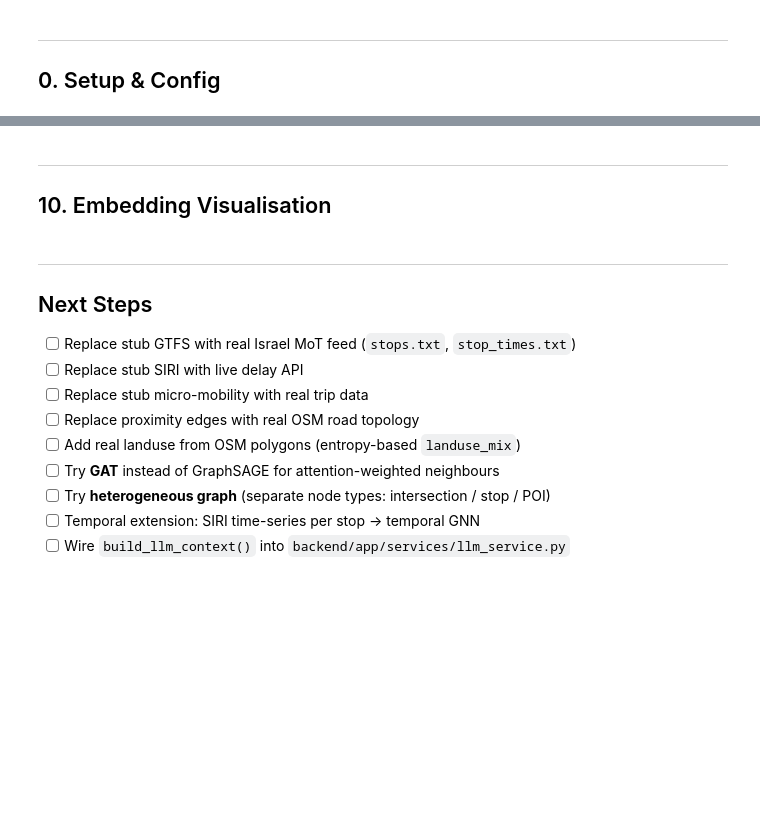
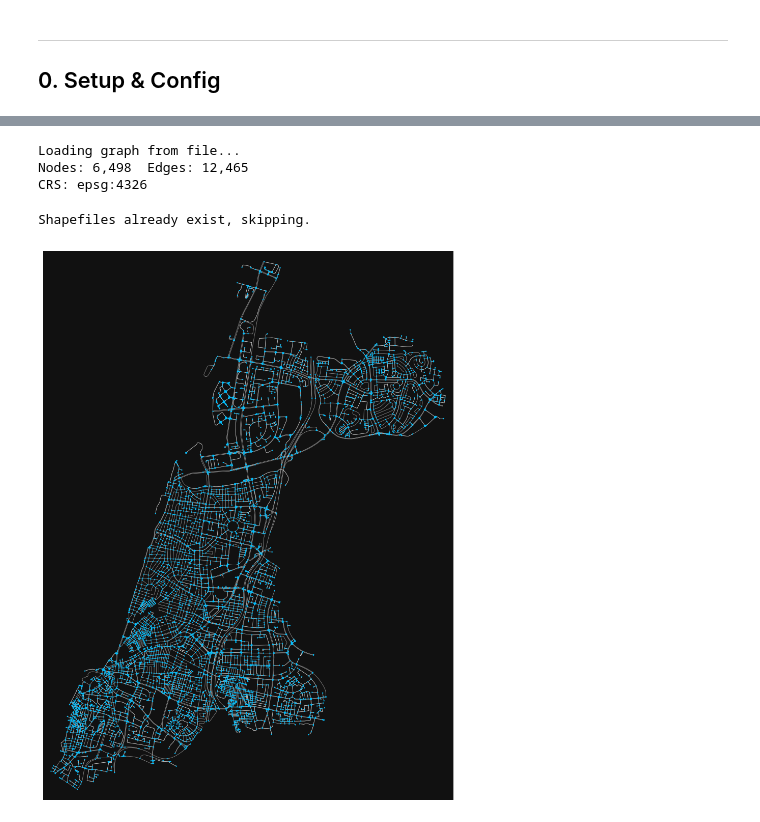
Before and after one commit to DadashevG/DanGeoChat, a Jupyter notebook: אימון GNN/gnn_train.ipynb, the cells around one changed output, grey strips where cells are left out. Cells and saved outputs as stored; diff of their text form; code cells hidden in the pictures; blank space fills up the shorter version.

```diff
--- a/אימון GNN/gnn_train.ipynb
+++ b/אימון GNN/gnn_train.ipynb
@@ -745,3 +42,0 @@ print('Saved inference_results.json')
-# %% [markdown]
----
-## 10. Embedding Visualisation
@@ -779,13 +43,56 @@ plt.show()
-# %% [markdown]
----
-## Next Steps
-
-- [ ] Replace stub GTFS with real Israel MoT feed (`stops.txt`, `stop_times.txt`)
-- [ ] Replace stub SIRI with live delay API
-- [ ] Replace stub micro-mobility with real trip data
-- [ ] Replace proximity edges with real OSM road topology
-- [ ] Add real landuse from OSM polygons (entropy-based `landuse_mix`)
-- [ ] Try **GAT** instead of GraphSAGE for attention-weighted neighbours
-- [ ] Try **heterogeneous graph** (separate node types: intersection / stop / POI)
-- [ ] Temporal extension: SIRI time-series per stop → temporal GNN
-- [ ] Wire `build_llm_context()` into `backend/app/services/llm_service.py`
+# %%
+import osmnx as ox
+from pathlib import Path
+
+GRAPH_PATH = Path("data/osm_road.graphml")
+GRAPH_PATH.parent.mkdir(exist_ok=True)
+
+if GRAPH_PATH.exists():
+    print("Loading graph from file...")
+    G = ox.load_graphml(GRAPH_PATH)
+else:
+    print("Downloading OSM graph...")
+    G = ox.graph_from_place("Tel Aviv-Yafo, Israel", network_type="drive")
+    # Do NOT project — keep WGS84 so GTFS BallTree/haversine queries work.
+    # If you need metric distances later, use ox.project_graph() locally
+    # without re-saving, or use G.graph["crs"] + pyproj.
+    ox.save_graphml(G, GRAPH_PATH)
+    print("Saved to", GRAPH_PATH)
+
+print(f"Nodes: {G.number_of_nodes():,}  Edges: {G.number_of_edges():,}")
+print(f"CRS: {G.graph.get('crs', 'WGS84/unprojected')}")
+# %% [output]
+Loading graph from file...
+Nodes: 6,498  Edges: 12,465
+CRS: epsg:4326
+# %%
+SHAPE_DIR = Path("data/shapefiles")
+
+if (SHAPE_DIR / "nodes.shp").exists() and (SHAPE_DIR / "edges.shp").exists():
+    print("Shapefiles already exist, skipping.")
+else:
+    SHAPE_DIR.mkdir(parents=True, exist_ok=True)
+    nodes, edges = ox.graph_to_gdfs(G)
+    nodes.to_file(SHAPE_DIR / "nodes.shp")
+    edges.to_file(SHAPE_DIR / "edges.shp")
+    print(f"Shapefiles saved to {SHAPE_DIR}/")
+    print(f"  nodes: {len(nodes):,}  edges: {len(edges):,}")
+# %% [output]
+Shapefiles already exist, skipping.
+# %%
+fig, ax = ox.plot_graph(
+    G,
+    figsize=(14, 14),
+    bgcolor="#111111",
+    node_color="#00bfff",
+    node_size=3,
+    edge_color="#ffffff",
+    edge_linewidth=0.5,
+    edge_alpha=0.6,
+    show=True,
+    close=False,
+)
+ax.set_title("Tel Aviv-Yafo — Road Network", color="white", fontsize=16, pad=12)
+fig.tight_layout()
+# %% [output]
+[figure, added]
```
Also changed, not shown: parts of 40 cells of this notebook, 15 other files.
